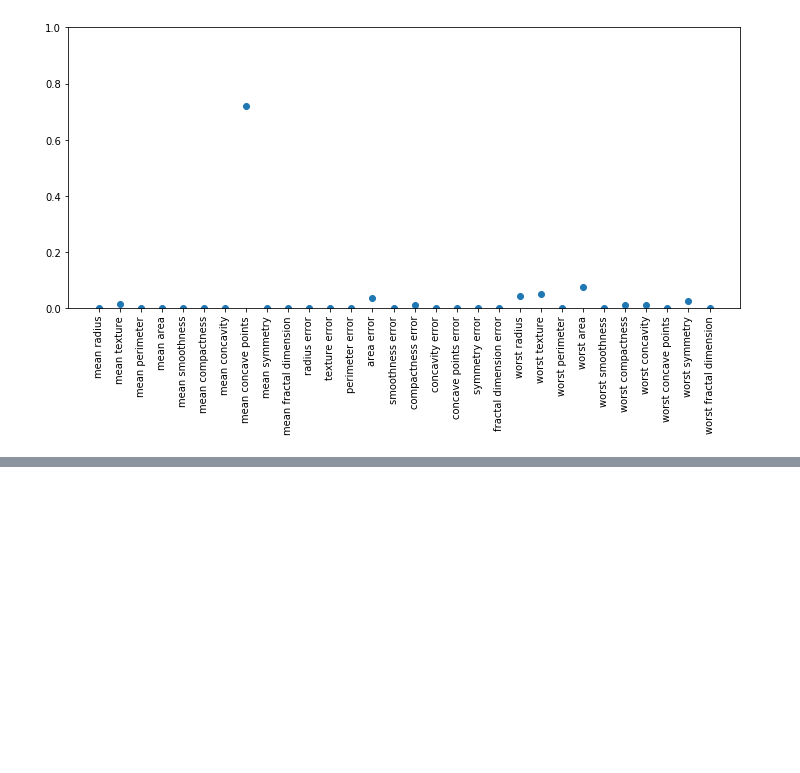
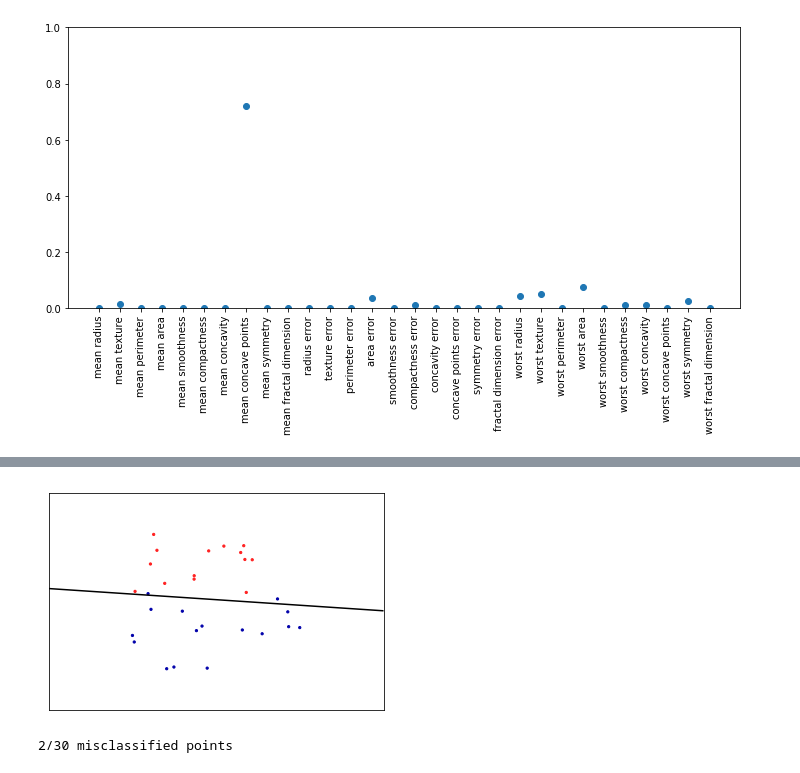
Before and after one commit to davidmilIs/Data-Clustering, a Jupyter notebook: Supervised-learning.ipynb, the cells around one changed output, grey strips where cells are left out. Cells and saved outputs as stored; diff of their text form; code cells hidden in the pictures; blank space fills up the shorter version.

```diff
--- a/Supervised-learning.ipynb
+++ b/Supervised-learning.ipynb
@@ -465,0 +518,10 @@ fig.tight_layout() # so we can read all labels on x-axis
+# %%
+plot_2d_separator(model, X_test, y_test)
+plt.show()
+
+n_misclassified = sum(model.predict(X_test) != y_test)
+print("{}/{} misclassified points".format(
+      n_misclassified, len(X_test)))
+# %% [output]
+[figure, added]
+2/30 misclassified points
```
Also changed, not shown: parts of 9 cells of this notebook.
